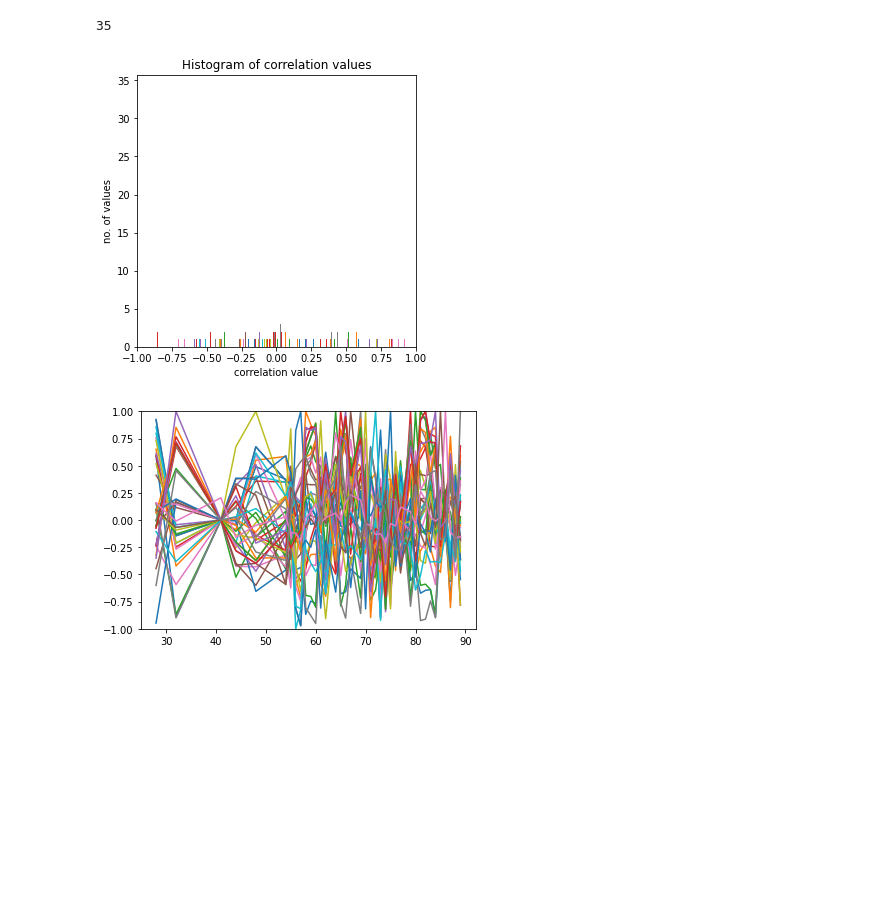
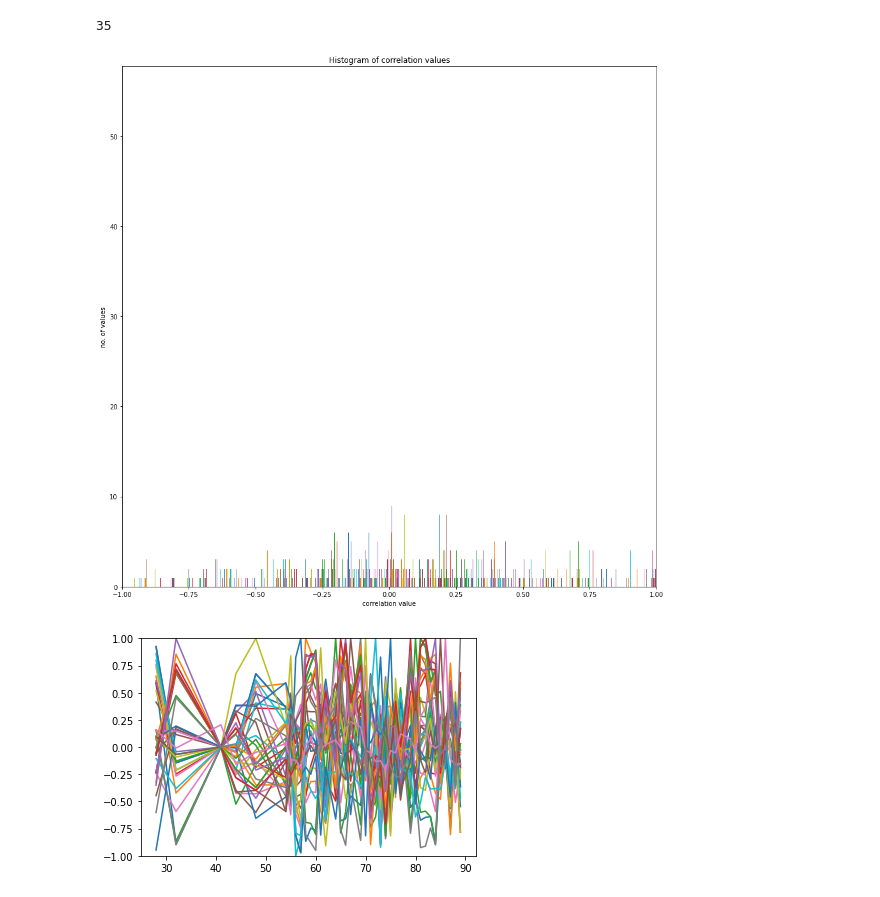
Before and after one commit to Dinesh-Adhithya-H/Bioinformatics, a Jupyter notebook: Dropping_columns.ipynb, the cells around one changed output. Saved outputs shown, nothing was run; the diff lists cells and outputs as text; code cells hidden in the pictures; blank space fills up the shorter version.

```diff
--- a/Dropping_columns.ipynb
+++ b/Dropping_columns.ipynb
@@ -110,15 +110,15 @@ len(d1.columns)
 35
 # %%
 corr=np.array(data.drop(["Physicochemical properties"],axis=1))
-plt.figure(figsize=(5,5))
-plt.hist(d1,bins=100)
+plt.figure(figsize=(15,15))
+plt.hist(corr,bins=100)
 plt.xlim(-1,1)
 plt.xlabel("correlation value")
 plt.ylabel("no. of values")
 plt.title("Histogram of correlation values")
 plt.show()
 # %% [output]
-[figure, old version]
+[figure, new version]
 # %%
 plt.plot(d1)
 plt.ylim(-1,1)
```
